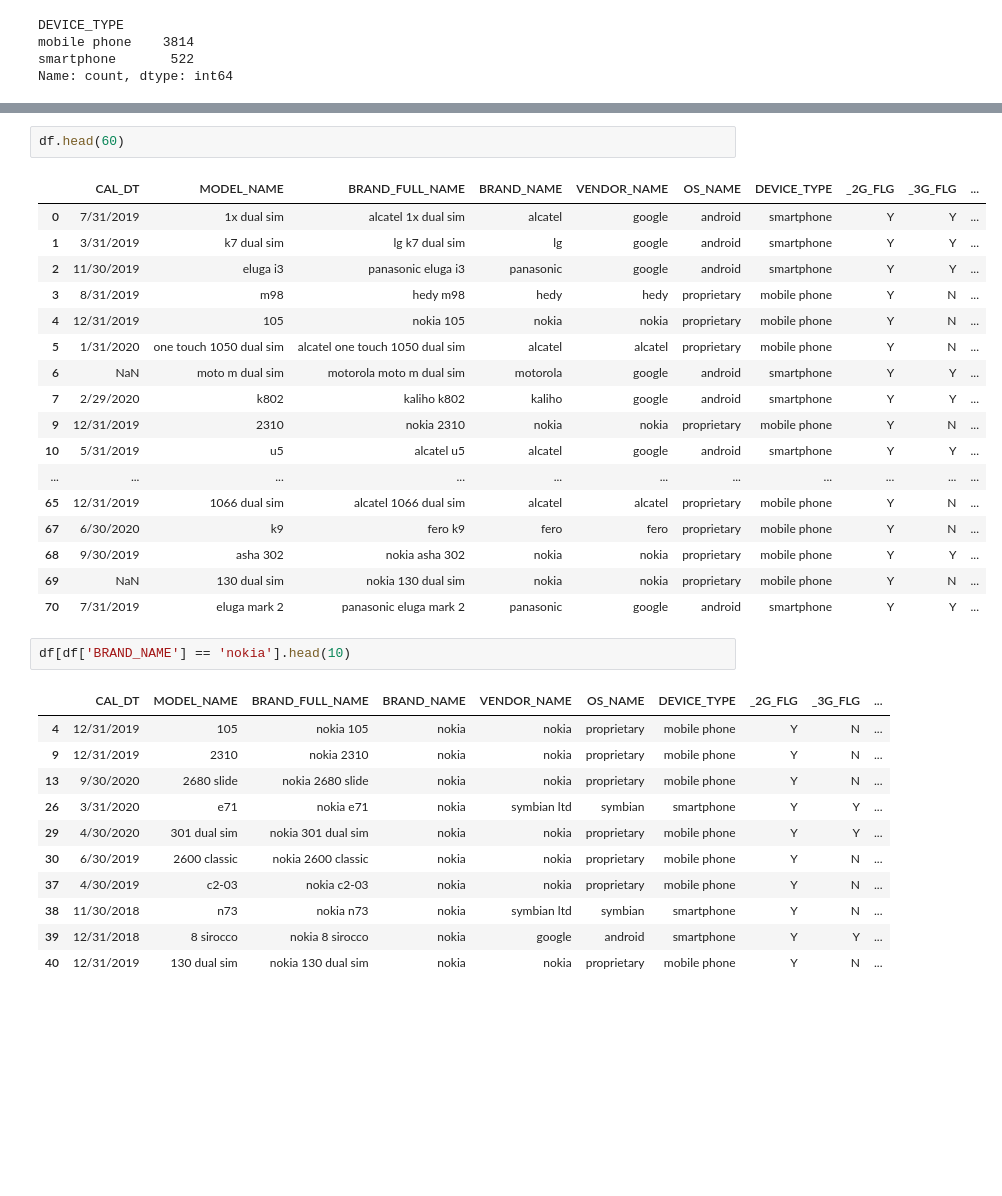
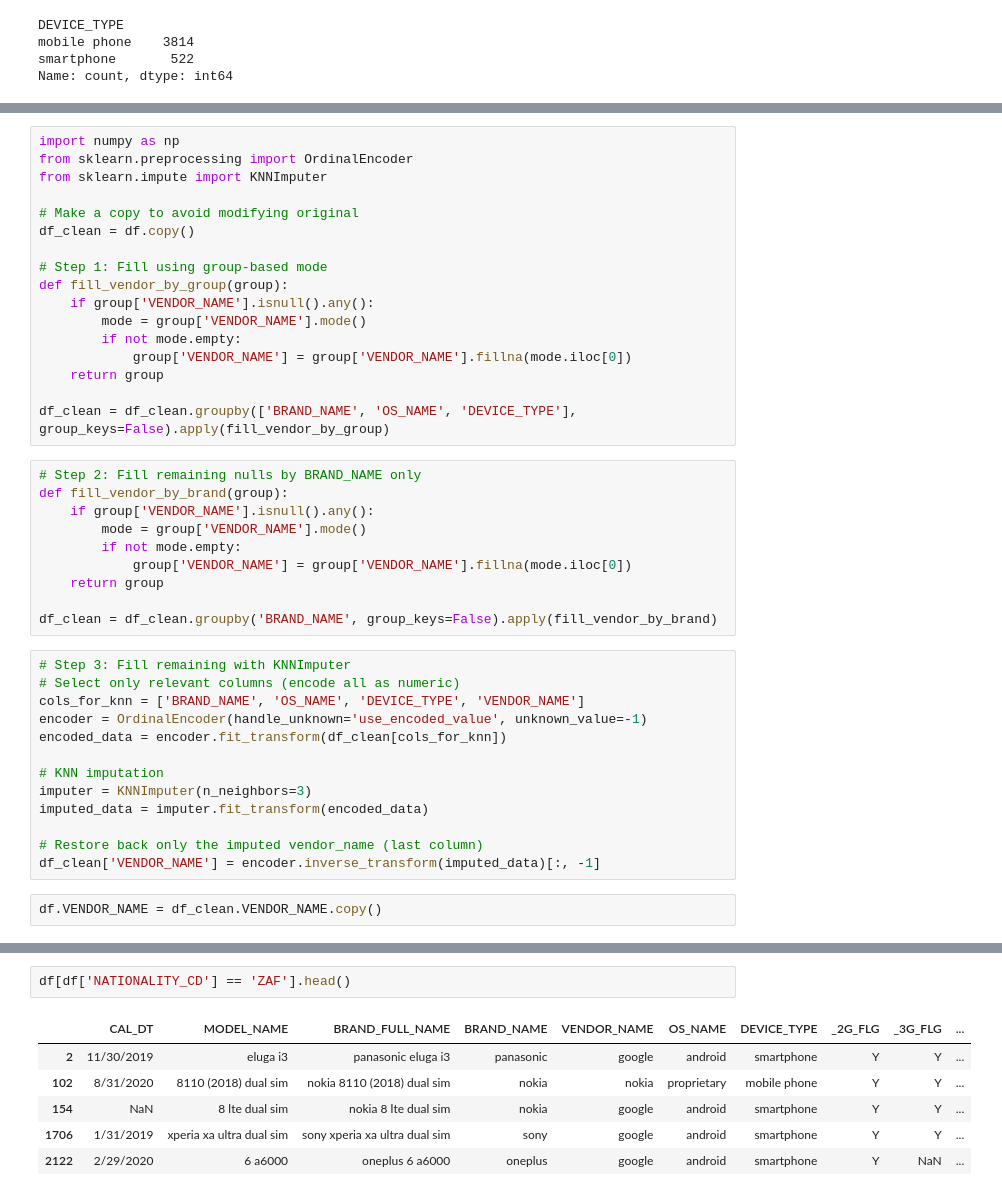
Before and after one commit to mdsri/Wakeb_coop, a Jupyter notebook: Week 4/clean faisal's dataset.ipynb, the cells around one changed output, grey strips where cells are left out. Saved outputs shown, nothing was run; the diff lists cells and outputs as text; blank space fills up the shorter version.

Commit message:
cleaning version 2

```diff
--- a/Week 4/clean faisal's dataset.ipynb
+++ b/Week 4/clean faisal's dataset.ipynb
@@ -631,3 +581,45 @@ def fill_device_type(group):
 
 # Step 2: Apply the function on each group
 df = df.groupby(['OS_NAME', 'VENDOR_NAME'], group_keys=False).apply(fill_device_type)
+# %%
+import numpy as np
+from sklearn.preprocessing import OrdinalEncoder
+from sklearn.impute import KNNImputer
+
+# Make a copy to avoid modifying original
+df_clean = df.copy()
+
+# Step 1: Fill using group-based mode
+def fill_vendor_by_group(group):
+    if group['VENDOR_NAME'].isnull().any():
+        mode = group['VENDOR_NAME'].mode()
+        if not mode.empty:
+            group['VENDOR_NAME'] = group['VENDOR_NAME'].fillna(mode.iloc[0])
+    return group
+
+df_clean = df_clean.groupby(['BRAND_NAME', 'OS_NAME', 'DEVICE_TYPE'], group_keys=False).apply(fill_vendor_by_group)
+# %%
+# Step 2: Fill remaining nulls by BRAND_NAME only
+def fill_vendor_by_brand(group):
+    if group['VENDOR_NAME'].isnull().any():
+        mode = group['VENDOR_NAME'].mode()
+        if not mode.empty:
+            group['VENDOR_NAME'] = group['VENDOR_NAME'].fillna(mode.iloc[0])
+    return group
+
+df_clean = df_clean.groupby('BRAND_NAME', group_keys=False).apply(fill_vendor_by_brand)
+# %%
+# Step 3: Fill remaining with KNNImputer
+# Select only relevant columns (encode all as numeric)
+cols_for_knn = ['BRAND_NAME', 'OS_NAME', 'DEVICE_TYPE', 'VENDOR_NAME']
+encoder = OrdinalEncoder(handle_unknown='use_encoded_value', unknown_value=-1)
+encoded_data = encoder.fit_transform(df_clean[cols_for_knn])
+
+# KNN imputation
+imputer = KNNImputer(n_neighbors=3)
+imputed_data = imputer.fit_transform(encoded_data)
+
+# Restore back only the imputed vendor_name (last column)
+df_clean['VENDOR_NAME'] = encoder.inverse_transform(imputed_data)[:, -1]
+# %%
+df.VENDOR_NAME = df_clean.VENDOR_NAME.copy()
@@ -665,34 +907,9 @@ Name: count, dtype: int64
 # %%
-df.head(60)
+df[df['NATIONALITY_CD'] == 'ZAF'].head()
 # %% [output]
 |  | CAL_DT | MODEL_NAME | BRAND_FULL_NAME | BRAND_NAME | VENDOR_NAME | OS_NAME | DEVICE_TYPE | _2G_FLG | _3G_FLG | ... |
-| 0 | 7/31/2019 | 1x dual sim | alcatel 1x dual sim | alcatel | google | android | smartphone | Y | Y | ... |
-| 1 | 3/31/2019 | k7 dual sim | lg k7 dual sim | lg | google | android | smartphone | Y | Y | ... |
 | 2 | 11/30/2019 | eluga i3 | panasonic eluga i3 | panasonic | google | android | smartphone | Y | Y | ... |
-| 3 | 8/31/2019 | m98 | hedy m98 | hedy | hedy | proprietary | mobile phone | Y | N | ... |
-| 4 | 12/31/2019 | 105 | nokia 105 | nokia | nokia | proprietary | mobile phone | Y | N | ... |
-| 5 | 1/31/2020 | one touch 1050 dual sim | alcatel one touch 1050 dual sim | alcatel | alcatel | proprietary | mobile phone | Y | N | ... |
-| 6 | NaN | moto m dual sim | motorola moto m dual sim | motorola | google | android | smartphone | Y | Y | ... |
-| 7 | 2/29/2020 | k802 | kaliho k802 | kaliho | google | android | smartphone | Y | Y | ... |
-| 9 | 12/31/2019 | 2310 | nokia 2310 | nokia | nokia | proprietary | mobile phone | Y | N | ... |
-| 10 | 5/31/2019 | u5 | alcatel u5 | alcatel | google | android | smartphone | Y | Y | ... |
-| ... | ... | ... | ... | ... | ... | ... | ... | ... | ... | ... |
-| 65 | 12/31/2019 | 1066 dual sim | alcatel 1066 dual sim | alcatel | alcatel | proprietary | mobile phone | Y | N | ... |
-| 67 | 6/30/2020 | k9 | fero k9 | fero | fero | proprietary | mobile phone | Y | N | ... |
-| 68 | 9/30/2019 | asha 302 | nokia asha 302 | nokia | nokia | proprietary | mobile phone | Y | Y | ... |
-| 69 | NaN | 130 dual sim | nokia 130 dual sim | nokia | nokia | proprietary | mobile phone | Y | N | ... |
-| 70 | 7/31/2019 | eluga mark 2 | panasonic eluga mark 2 | panasonic | google | android | smartphone | Y | Y | ... |
+| 102 | 8/31/2020 | 8110 (2018) dual sim | nokia 8110 (2018) dual sim | nokia | nokia | proprietary | mobile phone | Y | Y | ... |
+| 154 | NaN | 8 lte dual sim | nokia 8 lte dual sim | nokia | google | android | smartphone | Y | Y | ... |
+| 1706 | 1/31/2019 | xperia xa ultra dual sim | sony xperia xa ultra dual sim | sony | google | android | smartphone | Y | Y | ... |
+| 2122 | 2/29/2020 | 6 a6000 | oneplus 6 a6000 | oneplus | google | android | smartphone | Y | NaN | ... |
-# %%
-df[df['BRAND_NAME'] == 'nokia'].head(10)
-# %% [output]
-|  | CAL_DT | MODEL_NAME | BRAND_FULL_NAME | BRAND_NAME | VENDOR_NAME | OS_NAME | DEVICE_TYPE | _2G_FLG | _3G_FLG | ... |
-| 4 | 12/31/2019 | 105 | nokia 105 | nokia | nokia | proprietary | mobile phone | Y | N | ... |
-| 9 | 12/31/2019 | 2310 | nokia 2310 | nokia | nokia | proprietary | mobile phone | Y | N | ... |
-| 13 | 9/30/2020 | 2680 slide | nokia 2680 slide | nokia | nokia | proprietary | mobile phone | Y | N | ... |
-| 26 | 3/31/2020 | e71 | nokia e71 | nokia | symbian ltd | symbian | smartphone | Y | Y | ... |
-| 29 | 4/30/2020 | 301 dual sim | nokia 301 dual sim | nokia | nokia | proprietary | mobile phone | Y | Y | ... |
-| 30 | 6/30/2019 | 2600 classic | nokia 2600 classic | nokia | nokia | proprietary | mobile phone | Y | N | ... |
-| 37 | 4/30/2019 | c2-03 | nokia c2-03 | nokia | nokia | proprietary | mobile phone | Y | N | ... |
-| 38 | 11/30/2018 | n73 | nokia n73 | nokia | symbian ltd | symbian | smartphone | Y | N | ... |
-| 39 | 12/31/2018 | 8 sirocco | nokia 8 sirocco | nokia | google | android | smartphone | Y | Y | ... |
-| 40 | 12/31/2019 | 130 dual sim | nokia 130 dual sim | nokia | nokia | proprietary | mobile phone | Y | N | ... |
```
Also changed, not shown: parts of 51 cells of this notebook, 1 other file.
